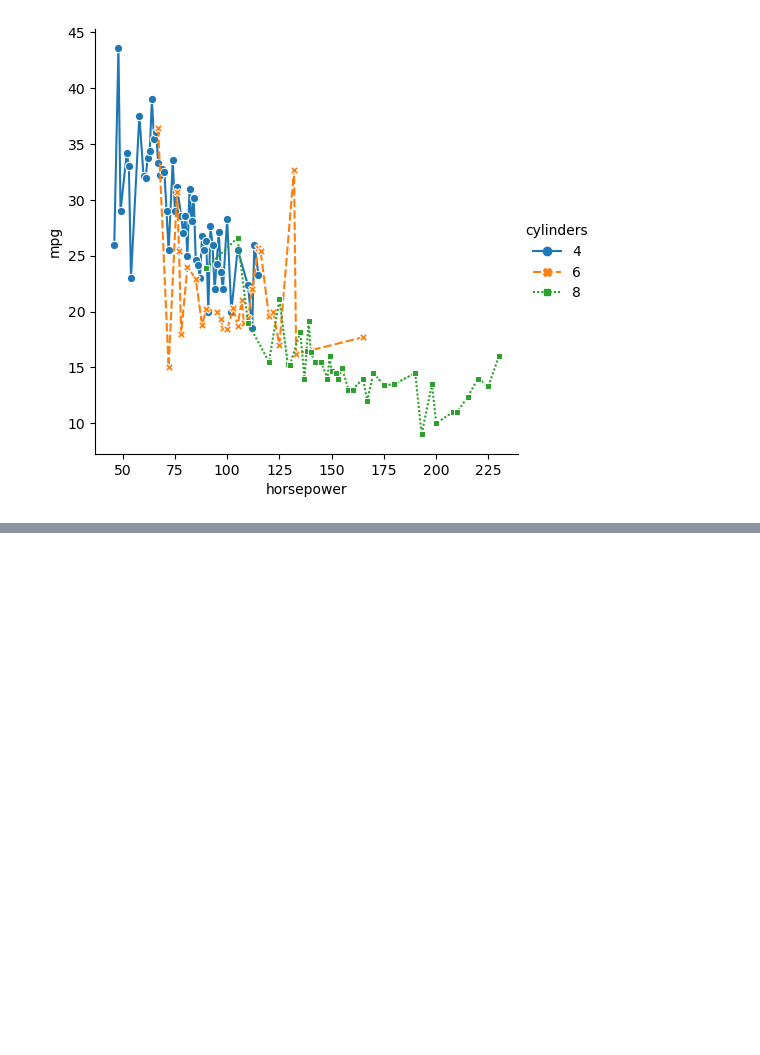
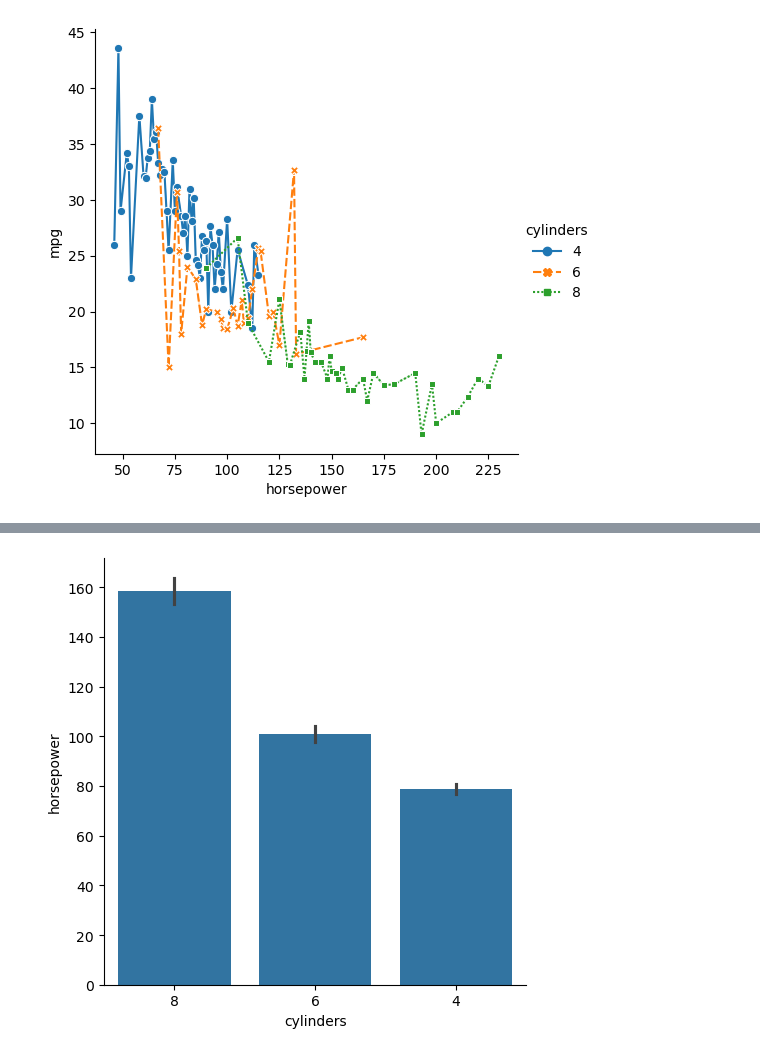
Before and after one commit to Timm26/Data_Science_Handbook, a Jupyter notebook: Preprocessing and EDA/Data_Visualisation_with_Matplotlib_and_Seaborn.ipynb, the cells around one changed output, grey strips where cells are left out. Drawn from its saved outputs; the diff is of its cells as text; code cells hidden in the pictures; blank space fills up the shorter version.

```diff
--- a/Preprocessing and EDA/Data_Visualisation_with_Matplotlib_and_Seaborn.ipynb
+++ b/Preprocessing and EDA/Data_Visualisation_with_Matplotlib_and_Seaborn.ipynb
@@ -263,0 +279,6 @@ plt.show()
+# %%
+sns.catplot(x = 'cylinders', y = 'horsepower',data = cars,
+            kind = 'bar', order = [8, 6, 4], errorbar=("ci",95))
+plt.show()
+# %% [output]
+[figure, added]
```
Also changed, not shown: parts of 9 cells of this notebook.
